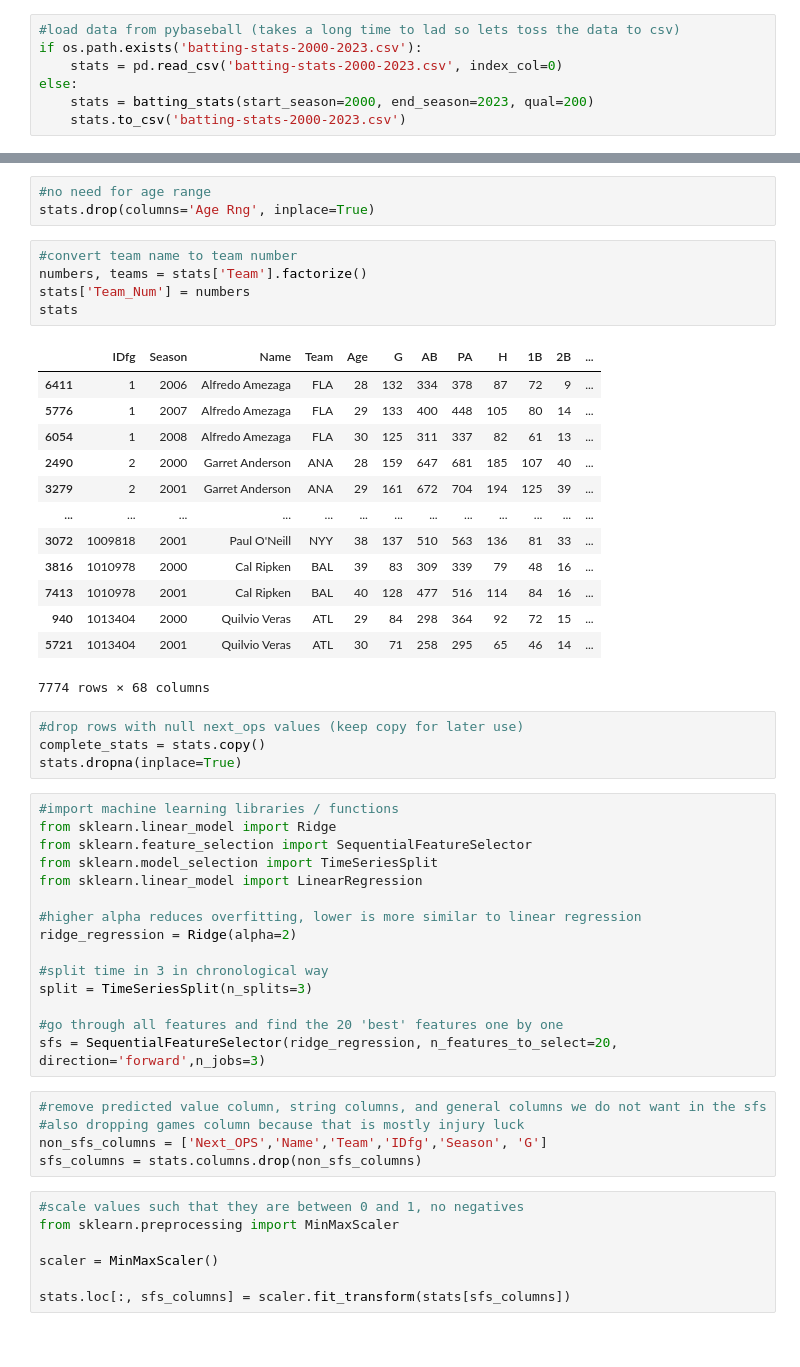
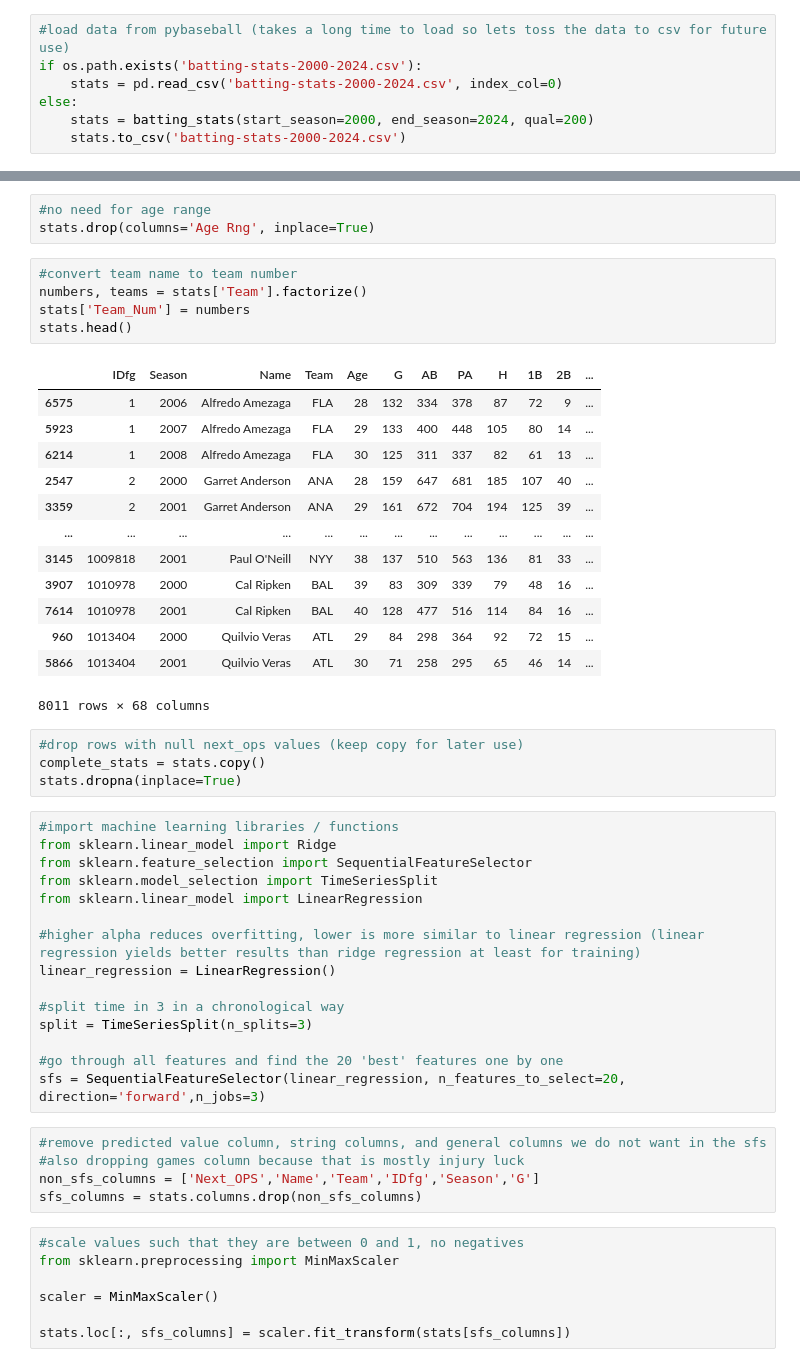
Before and after one commit to stevenarbo3/PredictingOPS, a Jupyter notebook: predictingOPS.ipynb, the cells around one changed output, grey strips where cells are left out. Cells and saved outputs as stored; diff of their text form.

```diff
--- a/predictingOPS.ipynb
+++ b/predictingOPS.ipynb
@@ -5,12 +5,12 @@ import numpy as np
 from pybaseball import batting_stats
 import os
 # %%
-#load data from pybaseball (takes a long time to lad so lets toss the data to csv)
-if os.path.exists('batting-stats-2000-2023.csv'):
-    stats = pd.read_csv('batting-stats-2000-2023.csv', index_col=0)
+#load data from pybaseball (takes a long time to load so lets toss the data to csv for future use)
+if os.path.exists('batting-stats-2000-2024.csv'):
+    stats = pd.read_csv('batting-stats-2000-2024.csv', index_col=0)
 else:
-    stats = batting_stats(start_season=2000, end_season=2023, qual=200)
-    stats.to_csv('batting-stats-2000-2023.csv')
+    stats = batting_stats(start_season=2000, end_season=2024, qual=200)
+    stats.to_csv('batting-stats-2000-2024.csv')
 # %%
 #only keep players with more than one season
 stats = stats.groupby('IDfg', group_keys=False).filter(lambda x: len(x) > 1)
@@ -71,22 +71,22 @@ stats.drop(columns='Age Rng', inplace=True)
 # %%
 #convert team name to team number
 numbers, teams = stats['Team'].factorize()
 stats['Team_Num'] = numbers
-stats
+stats.head()
 # %% [output]
 |  | IDfg | Season | Name | Team | Age | G | AB | PA | H | 1B | 2B | ... |
-| 6411 | 1 | 2006 | Alfredo Amezaga | FLA | 28 | 132 | 334 | 378 | 87 | 72 | 9 | ... |
-| 5776 | 1 | 2007 | Alfredo Amezaga | FLA | 29 | 133 | 400 | 448 | 105 | 80 | 14 | ... |
-| 6054 | 1 | 2008 | Alfredo Amezaga | FLA | 30 | 125 | 311 | 337 | 82 | 61 | 13 | ... |
-| 2490 | 2 | 2000 | Garret Anderson | ANA | 28 | 159 | 647 | 681 | 185 | 107 | 40 | ... |
-| 3279 | 2 | 2001 | Garret Anderson | ANA | 29 | 161 | 672 | 704 | 194 | 125 | 39 | ... |
+| 6575 | 1 | 2006 | Alfredo Amezaga | FLA | 28 | 132 | 334 | 378 | 87 | 72 | 9 | ... |
+| 5923 | 1 | 2007 | Alfredo Amezaga | FLA | 29 | 133 | 400 | 448 | 105 | 80 | 14 | ... |
+| 6214 | 1 | 2008 | Alfredo Amezaga | FLA | 30 | 125 | 311 | 337 | 82 | 61 | 13 | ... |
+| 2547 | 2 | 2000 | Garret Anderson | ANA | 28 | 159 | 647 | 681 | 185 | 107 | 40 | ... |
+| 3359 | 2 | 2001 | Garret Anderson | ANA | 29 | 161 | 672 | 704 | 194 | 125 | 39 | ... |
 | ... | ... | ... | ... | ... | ... | ... | ... | ... | ... | ... | ... | ... |
-| 3072 | 1009818 | 2001 | Paul O'Neill | NYY | 38 | 137 | 510 | 563 | 136 | 81 | 33 | ... |
-| 3816 | 1010978 | 2000 | Cal Ripken | BAL | 39 | 83 | 309 | 339 | 79 | 48 | 16 | ... |
-| 7413 | 1010978 | 2001 | Cal Ripken | BAL | 40 | 128 | 477 | 516 | 114 | 84 | 16 | ... |
-| 940 | 1013404 | 2000 | Quilvio Veras | ATL | 29 | 84 | 298 | 364 | 92 | 72 | 15 | ... |
-| 5721 | 1013404 | 2001 | Quilvio Veras | ATL | 30 | 71 | 258 | 295 | 65 | 46 | 14 | ... |
+| 3145 | 1009818 | 2001 | Paul O'Neill | NYY | 38 | 137 | 510 | 563 | 136 | 81 | 33 | ... |
+| 3907 | 1010978 | 2000 | Cal Ripken | BAL | 39 | 83 | 309 | 339 | 79 | 48 | 16 | ... |
+| 7614 | 1010978 | 2001 | Cal Ripken | BAL | 40 | 128 | 477 | 516 | 114 | 84 | 16 | ... |
+| 960 | 1013404 | 2000 | Quilvio Veras | ATL | 29 | 84 | 298 | 364 | 92 | 72 | 15 | ... |
+| 5866 | 1013404 | 2001 | Quilvio Veras | ATL | 30 | 71 | 258 | 295 | 65 | 46 | 14 | ... |
-7774 rows × 68 columns
+8011 rows × 68 columns
 # %%
 #drop rows with null next_ops values (keep copy for later use)
 complete_stats = stats.copy()
@@ -98,18 +98,18 @@ from sklearn.feature_selection import SequentialFeatureSelector
 from sklearn.model_selection import TimeSeriesSplit
 from sklearn.linear_model import LinearRegression
 
-#higher alpha reduces overfitting, lower is more similar to linear regression
-ridge_regression = Ridge(alpha=2)
+#higher alpha reduces overfitting, lower is more similar to linear regression (linear regression yields better results than ridge regression at least for training)
+linear_regression = LinearRegression()
 
-#split time in 3 in chronological way
+#split time in 3 in a chronological way
 split = TimeSeriesSplit(n_splits=3)
 
 #go through all features and find the 20 'best' features one by one
-sfs = SequentialFeatureSelector(ridge_regression, n_features_to_select=20, direction='forward',n_jobs=3)
+sfs = SequentialFeatureSelector(linear_regression, n_features_to_select=20, direction='forward',n_jobs=3)
 # %%
 #remove predicted value column, string columns, and general columns we do not want in the sfs
 #also dropping games column because that is mostly injury luck
-non_sfs_columns = ['Next_OPS','Name','Team','IDfg','Season', 'G']
+non_sfs_columns = ['Next_OPS','Name','Team','IDfg','Season','G']
 sfs_columns = stats.columns.drop(non_sfs_columns)
 # %%
 #scale values such that they are between 0 and 1, no negatives
```
Also changed, not shown: parts of 22 cells of this notebook, 2 other files.
